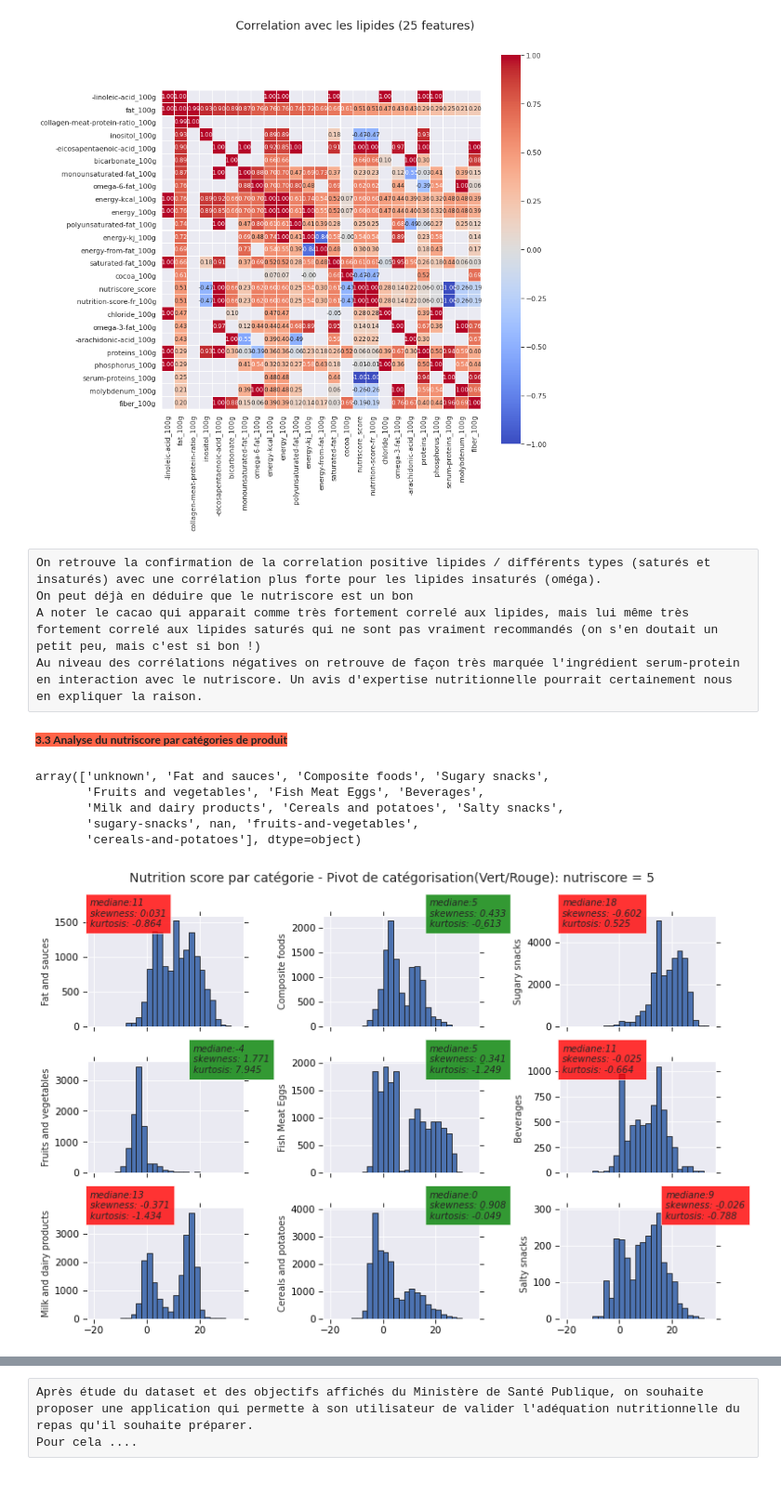
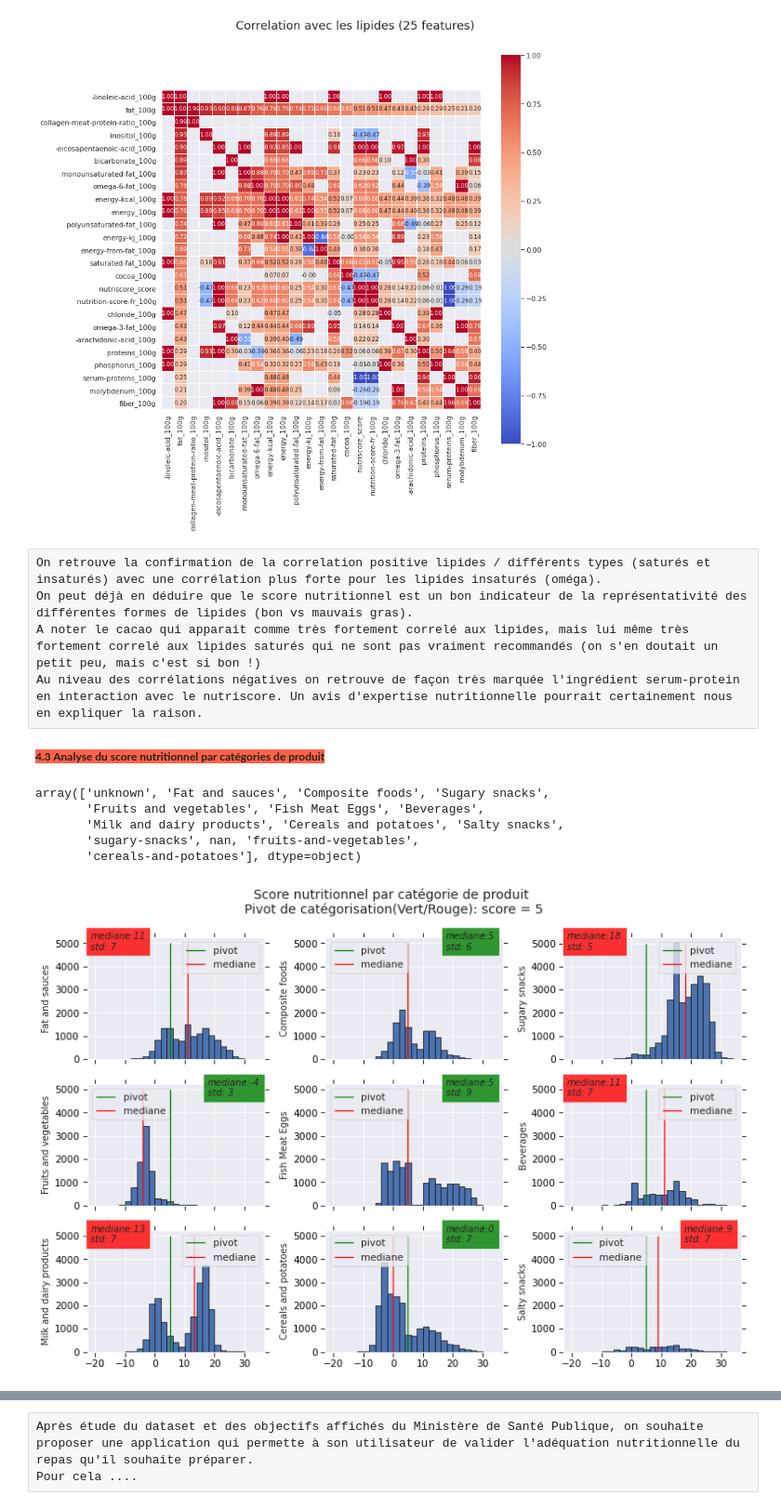
Before and after one commit to aldeponk/openfoodfact, a Jupyter notebook: Analysis.ipynb, the cells around one changed output, grey strips where cells are left out. Shown at 93% size. Drawn from its saved outputs; the diff is of its cells as text; code cells hidden in the pictures; blank space fills up the shorter version.

```diff
--- a/Analysis.ipynb
+++ b/Analysis.ipynb
@@ -35,6 +36,7 @@ Doit permettre de vérifier une hypothèse ou action sur les données
 # %%
 import numpy as np
 import pandas as pd
+pd.options.mode.chained_assignment = None
 import seaborn as sns
 
 import matplotlib.pyplot as plt
@@ -46,4 +48,4 @@ except:
     dummy=1
 
 #On ne prend qu'un échantillon du fait des limitations mémoire de la machine
-data=pd.read_csv('../dataset/en.openfoodfacts.org.products.csv',sep='\t',nrows=300000)
+data=pd.read_csv('../dataset/en.openfoodfacts.org.products.csv',sep='\t',nrows=300000, low_memory=False)
@@ -66,0 +107,12 @@ Name: nutrition-score-fr_100g, dtype: float64
+# %%
+plt.figure(figsize=(20,5))
+
+fig, axes = plt.subplots(3,3, figsize=(16,8))
+
+plt.suptitle("BoxPlots des features de scoring")
+for i, ax in zip(range(7), axes.flat):
+    data.boxplot(column=[scoring_features[i]], ax=axes.flatten()[i])
+
+plt.tight_layout()
+
+plt.show()
@@ -165,11 +236,11 @@ plotCorrelationMatrix('fat_100g','Correlation avec les lipides (25 features)')
 [figure]
 # %% [raw]
 On retrouve la confirmation de la correlation positive lipides / différents types (saturés et insaturés) avec une corrélation plus forte pour les lipides insaturés (oméga).
-On peut déjà en déduire que le nutriscore est un bon
+On peut déjà en déduire que le score nutritionnel est un bon indicateur de la représentativité des différentes formes de lipides (bon vs mauvais gras).
 A noter le cacao qui apparait comme très fortement correlé aux lipides, mais lui même très fortement correlé aux lipides saturés qui ne sont pas vraiment recommandés (on s'en doutait un petit peu, mais c'est si bon !)
 Au niveau des corrélations négatives on retrouve de façon très marquée l'ingrédient serum-protein en interaction avec le nutriscore. Un avis d'expertise nutritionnelle pourrait certainement nous en expliquer la raison.
 # %% [markdown]
-<b style="background-color:tomato;font-size:12px;">3.3 Analyse du nutriscore par catégories de produit <b>
+<b style="background-color:tomato;font-size:12px;">4.3 Analyse du score nutritionnel par catégories de produit <b>
     <a id="eval_nutri_categ"></a>
 # %%
 data['pnns_groups_1'].unique()
@@ -192,34 +263,47 @@ for i,s in enumerate(data['pnns_groups_1'].unique()):
 # %%
 tPlot, axes = plt.subplots(nrows=3, ncols=3, sharex=True, sharey=False, figsize=(11,7))
 axes = np.array(axes)
 
 i=0
 for ax in axes.reshape(-1):
     t = categ_prod[i].value_counts(sort=True)
     t.sort_index(inplace=True)
     hist = list(t)
     bins = list(t.index)
 
     ax.tick_params(labelcolor='black', top='off', bottom='on', left='on', right='off')
     ax.set_ylabel(label_prod[i], fontsize = 10)
     ax.hist(categ_prod[i], bins=range(-20,36,2), edgecolor = 'k')
+    ax.vlines(x=5,ymin=0,ymax=5000,color='green',label='pivot')
 
     mediane = int(categ_prod[i].median())
-    skewness = round(categ_prod[i].skew(),3)
-    kurtosis = round(categ_prod[i].kurtosis(),3)
+    std = int(categ_prod[i].std())
+    #skewness = round(categ_prod[i].skew(),3)
+    #kurtosis = round(categ_prod[i].kurtosis(),3)
+
+    ax.vlines(x=mediane,ymin=0,ymax=5000,color='red',label="mediane")
+
+
     color = 'green' if mediane <= 5 else 'red'
+
     if mediane < 11:
-        ax.text(0.68, 0.9, 'mediane:' + str(mediane) + '\nskewness: ' + str(skewness) + '\nkurtosis: ' + str(kurtosis), style='italic',
-                transform=ax.transAxes, fontsize = 10,
+        #ax.text(0.68, 0.9, 'mediane:' + str(mediane) + '\nskewness: ' + str(skewness) + '\nkurtosis: ' + str(kurtosis), style='italic',
+        ax.text(0.68, 0.9, 'mediane:' + str(mediane) + '\nstd: ' + str(std), style='italic',
+        #ax.text(0.68, 0.9, 'mediane:{}'.format(int(categ_prod[i].median())), style='italic',
+        transform=ax.transAxes, fontsize = 10,
                 bbox={'facecolor':color, 'alpha':0.8, 'pad':5})
+        ax.legend(loc="upper left")
     else:
-        ax.text(0.02, 0.9, 'mediane:' + str(mediane) + '\nskewness: ' + str(skewness) + '\nkurtosis: ' + str(kurtosis), style='italic',
-                transform=ax.transAxes, fontsize = 10,
+        #ax.text(0.02, 0.9, 'mediane:' + str(mediane) + '\nskewness: ' + str(skewness) + '\nkurtosis: ' + str(kurtosis), style='italic',
+        ax.text(0.02, 0.9, 'mediane:' + str(mediane) + '\nstd: ' + str(std), style='italic',
+        #ax.text(0.02, 0.9, 'mediane:{}'.format(int(categ_prod[i].median())), style='italic',
+        transform=ax.transAxes, fontsize = 10,
                 bbox={'facecolor':'red', 'alpha':0.8, 'pad':5})
+        ax.legend(loc="upper right")
 
     i += 1
 
-tPlot.text(0.5, 1.01, 'Nutrition score par catégorie - Pivot de catégorisation(Vert/Rouge): nutriscore = 5', ha='center', fontsize = 14)
+tPlot.text(0.5, 1.01, 'Score nutritionnel par catégorie de produit \nPivot de catégorisation(Vert/Rouge): score = 5', ha='center', fontsize = 14)
 plt.tight_layout()
 # %% [output]
-[figure, old version]
+[figure, new version]
```
Also changed, not shown: parts of 36 cells of this notebook, 2 other files.
